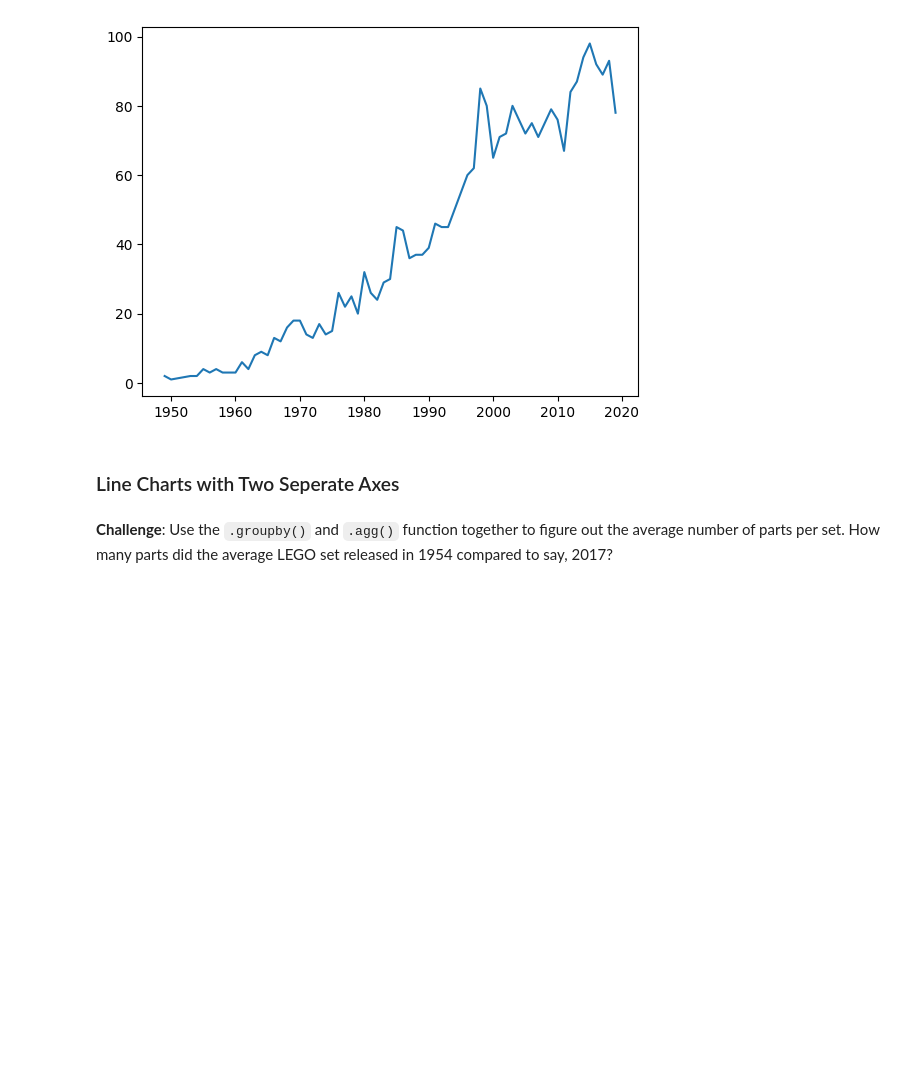
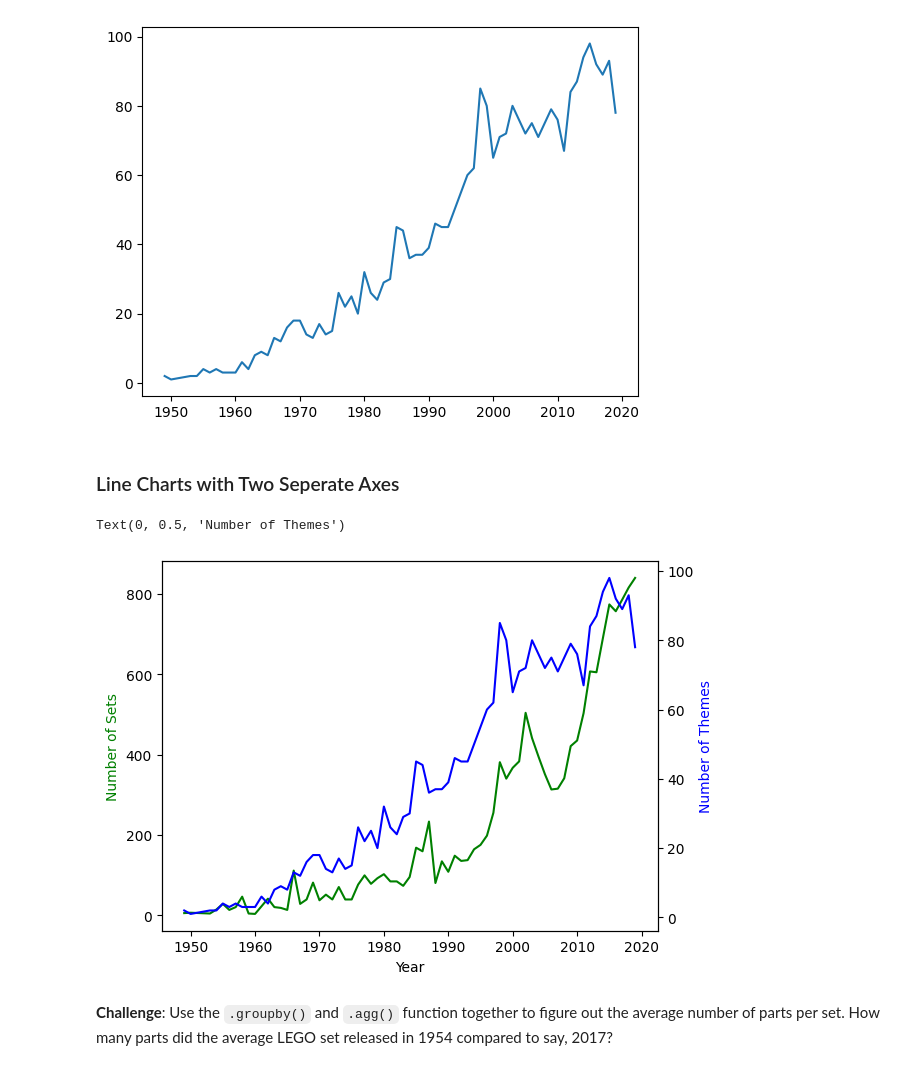
Before and after one commit to Lucasqrz1/100_Days_Of_Code, a Jupyter notebook: Day_74/LEGO Notebook and Data/Lego_Analysis_for_Course.ipynb, the cells around one changed output. Saved outputs shown, nothing was run; the diff lists cells and outputs as text; code cells hidden in the pictures; blank space fills up the shorter version.

```diff
--- a/Day_74/LEGO Notebook and Data/Lego_Analysis_for_Course_(start).ipynb
+++ b/Day_74/LEGO Notebook and Data/Lego_Analysis_for_Course.ipynb
@@ -199,5 +199,18 @@ plt.plot(themes_by_year.index[:-2], themes_by_year.num_themes[:-2]) # This will
 [figure]
 # %% [markdown]
 ### Line Charts with Two Seperate Axes
+# %%
+ax1 = plt.gca() # get current axes
+ax2 = ax1.twinx() # create a second y-axis
+
+ax1.plot(sets_by_year.index[:-2], sets_by_year.set_num[:-2], color='g') # plot the number of sets on the first y-axis and adding color
+ax2.plot(themes_by_year.index[:-2], themes_by_year.num_themes[:-2], color='b') # plot the number of themes on the second y-axis and adding color
+
+ax1.set_xlabel('Year') # set the x-axis label
+ax1.set_ylabel('Number of Sets', color='g') # set the y-axis label
+ax2.set_ylabel('Number of Themes', color='b') # set the second y-axis label
+# %% [output]
+Text(0, 0.5, 'Number of Themes')
+[figure, added]
 # %% [markdown]
 **Challenge**: Use the <code>.groupby()</code> and <code>.agg()</code> function together to figure out the average number of parts per set. How many parts did the average LEGO set released in 1954 compared to say, 2017?
```
Also changed, not shown: parts of 3 cells of this notebook, 8 other files.
